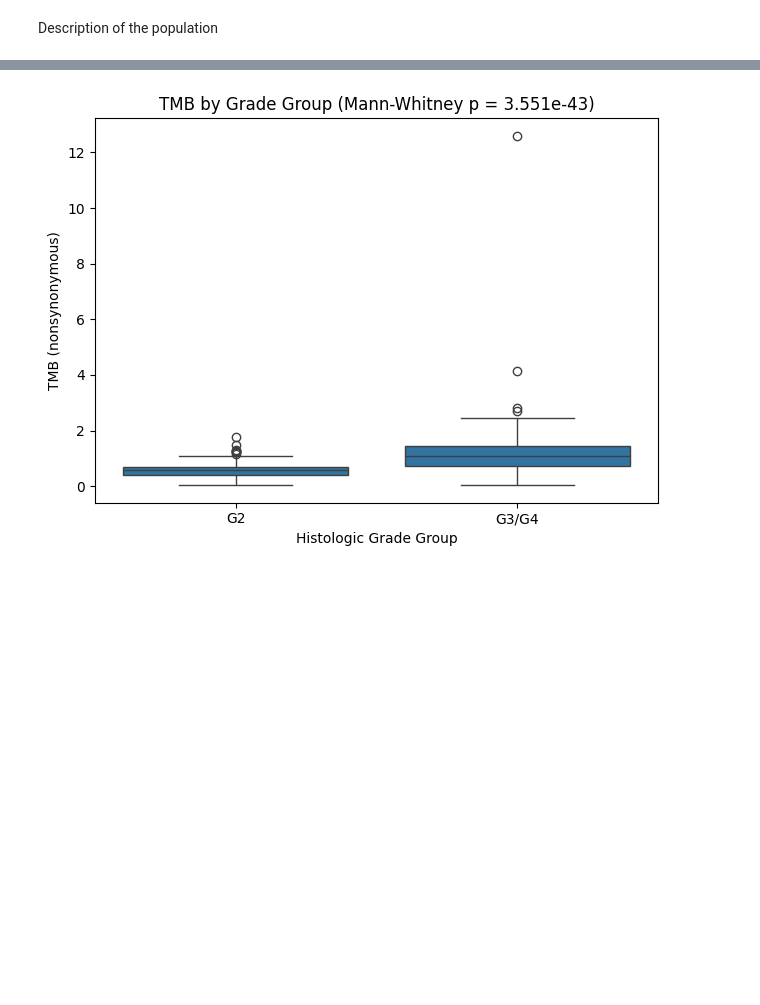
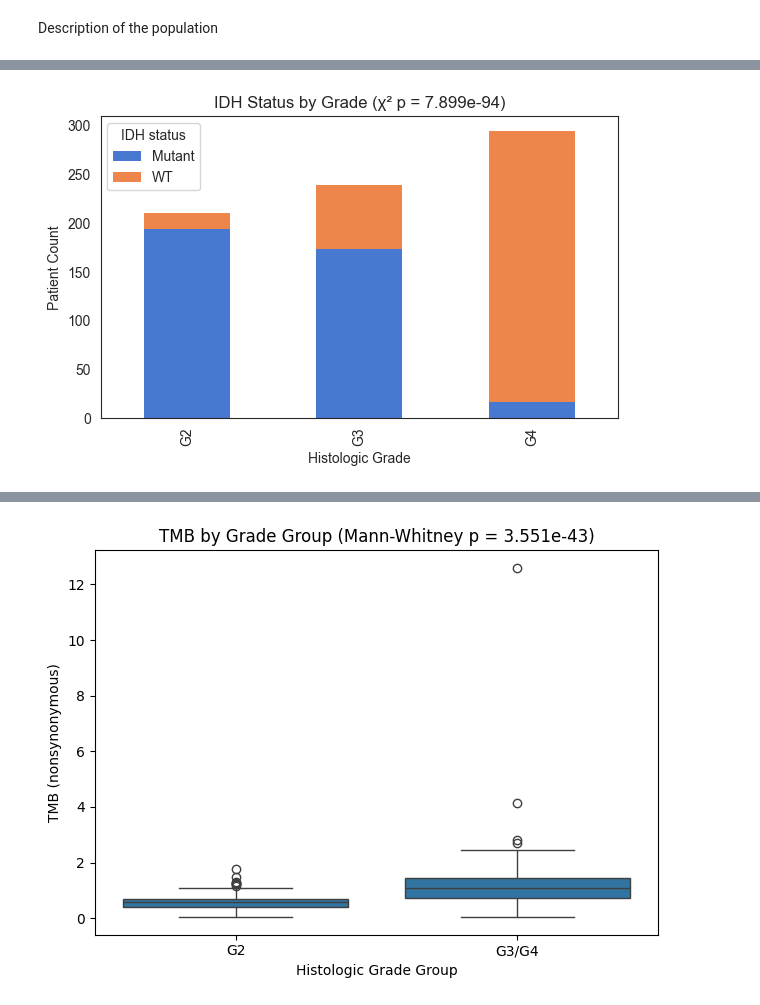
Before and after one commit to GalinaGl/CAS_ADS_2024, a Jupyter notebook: Final project/Data/Final_project_GGlousker.ipynb, the cells around one changed output, grey strips where cells are left out. Saved outputs shown, nothing was run; the diff lists cells and outputs as text; code cells hidden in the pictures; blank space fills up the shorter version.

```diff
--- a/Final project/Data/Final_project_GGlousker.ipynb
+++ b/Final project/Data/Final_project_GGlousker.ipynb
@@ -554,0 +549,42 @@ plt.show()
+# %%
+import pandas as pd
+import seaborn as sns
+import matplotlib.pyplot as plt
+from scipy.stats import chi2_contingency
+
+# 1. Prepare data
+cols = ['Patient ID', 'Neoplasm Histologic Grade', 'IDH status']
+clinical_info = (
+    clinical_mutations_pathways[cols]
+    .drop_duplicates('Patient ID')
+)
+clinical_info['Grade_Group'] = pd.Categorical(
+    clinical_info['Neoplasm Histologic Grade'],
+    categories=['G2','G3','G4'],
+    ordered=True
+)
+
+# 2. Contingency table and χ² test
+table = pd.crosstab(clinical_info['Grade_Group'], clinical_info['IDH status'])
+chi2, p, _, _ = chi2_contingency(table)
+
+# 3. Plot with muted blue & orange, no grid
+sns.set_style("white")
+palette = sns.color_palette("muted", n_colors=2)  # muted blue, muted orange
+
+ax = table.plot(
+    kind='bar',
+    stacked=True,
+    color=palette,
+    figsize=(6,4),
+    edgecolor='none'
+)
+ax.grid(False)
+ax.set_title(f"IDH Status by Grade (χ² p = {p:.3e})")
+ax.set_xlabel('Histologic Grade')
+ax.set_ylabel('Patient Count')
+ax.legend(title='IDH status')
+plt.tight_layout()
+plt.show()
+# %% [output]
+[figure, added]
```
Also changed, not shown: parts of 10 cells of this notebook, 4 other files.
